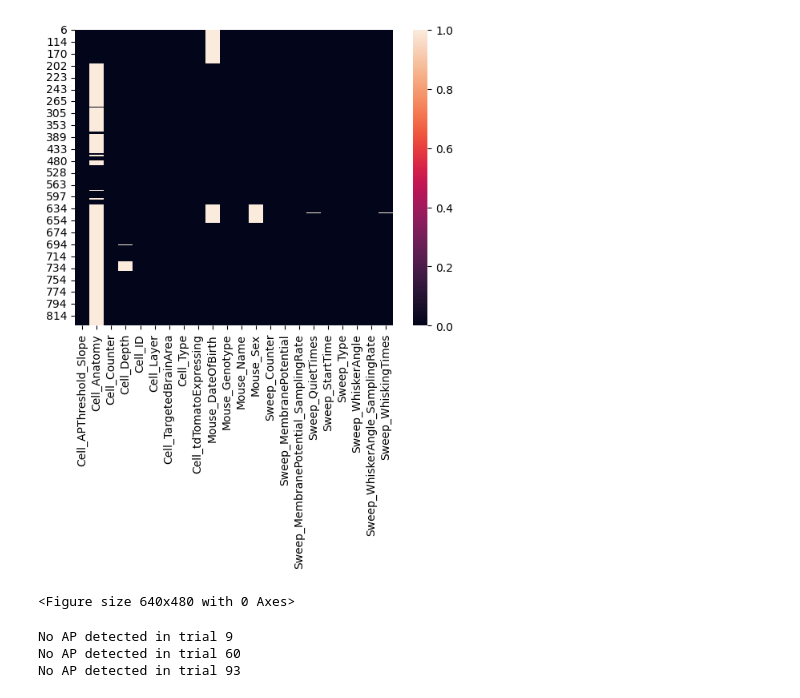
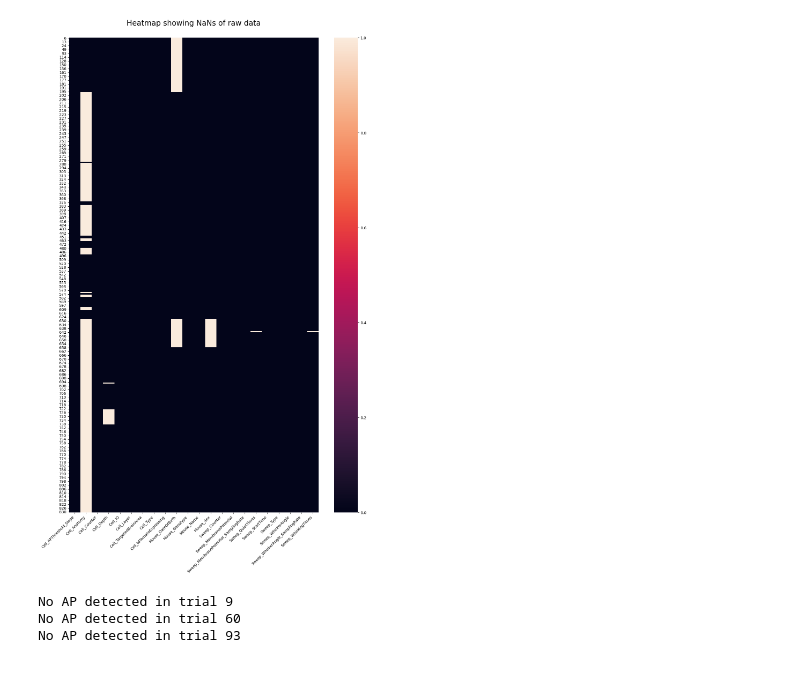
Before and after one commit to mariscoglio/bio482_cell_classifier, a Jupyter notebook: feature_engineering.ipynb, the cells around one changed output. Saved outputs shown, nothing was run; the diff lists cells and outputs as text; code cells hidden in the pictures.

```diff
--- a/feature_engineering.ipynb
+++ b/feature_engineering.ipynb
@@ -10,25 +10,26 @@ from neurasort.bio482.helpers import *
 # %%
 # Import raw data
 raw_data = pd.read_pickle("Data/data_bio482.pkl")
 # Remove initially useless columns
 data_processed = raw_data.drop(["Sweep_PassiveContactTimes", "Sweep_ActiveContactTimes"], axis=1)
 # Process data a bit
 columns_with_arrays = [
     "Sweep_MembranePotential",
     "Sweep_QuietTimes",
     "Sweep_WhiskerAngle",
     "Sweep_WhiskingTimes",
 ]
 data_processed[data_processed.columns.difference(columns_with_arrays)] = data_processed[data_processed.columns.difference(columns_with_arrays)].replace('nan', np.nan)
 # Get free whisking data
 data_free_whisking = data_processed[data_processed['Sweep_Type']=='free whisking']
 # Initial exploration of NaNs
-sns.heatmap(data_free_whisking.isna())
-plt.show()
-plt.savefig("ProjectFigures/nan_heatmap.png")
+plt.figure(figsize=(15,23))
+heatmap = sns.heatmap(data_free_whisking.isna())
+heatmap.set_title('Heatmap showing NaNs of raw data', fontdict={'fontsize':20}, pad=33)
+heatmap.set_xticklabels(labels = heatmap.get_xticklabels(), rotation = 45, ha="right")
+plt.savefig("ProjectFigures/nan_heatmap.png", dpi = 500)
 # %% [output]
-[figure, old version]
+[figure, new version]
-<Figure size 640x480 with 0 Axes>
 # %%
 # Some params for the feature engineering
 time_window = 2    # time window to analyze Vm (s)
```
Also changed, not shown: 1 other file.
